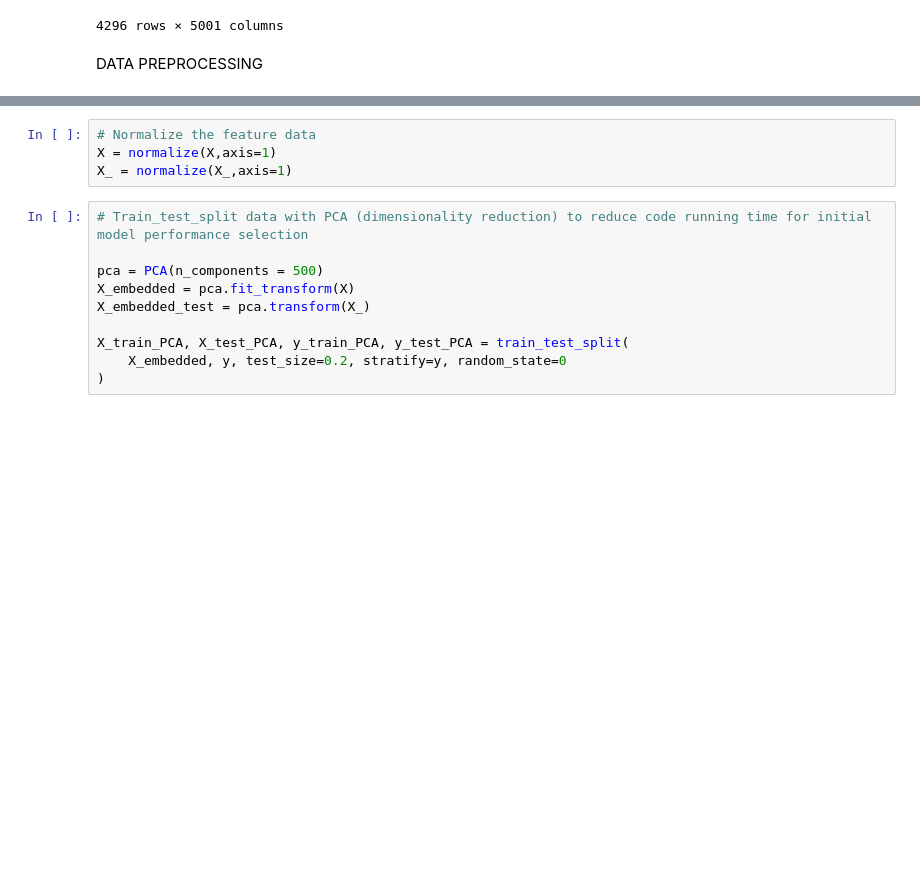
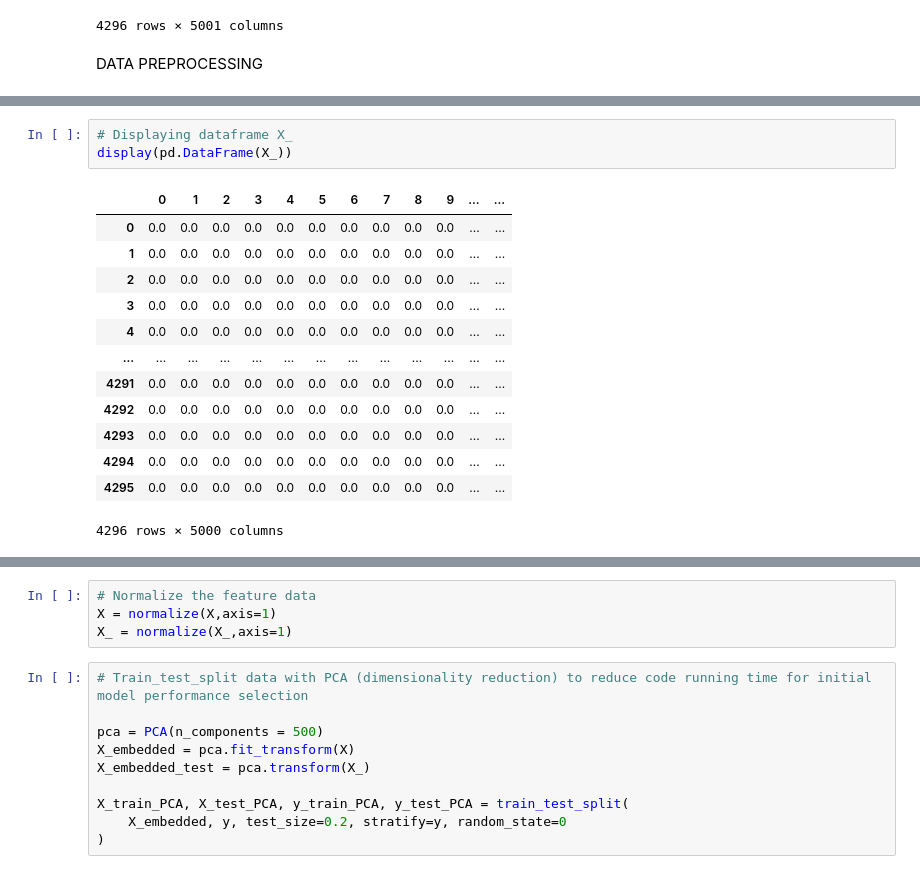
Before and after one commit to xl-Mu/50.007-Imagine-Losing-Project, a Jupyter notebook: Project.ipynb, the cells around one changed output, grey strips where cells are left out. Cells and saved outputs as stored; diff of their text form; blank space fills up the shorter version.

```diff
--- a/Project.ipynb
+++ b/Project.ipynb
@@ -97,0 +117,17 @@ display(pd.DataFrame(X))
+# %%
+# Displaying dataframe X_
+display(pd.DataFrame(X_))
+# %% [output]
+|  | 0 | 1 | 2 | 3 | 4 | 5 | 6 | 7 | 8 | 9 | ... | ... |
+| 0 | 0.0 | 0.0 | 0.0 | 0.0 | 0.0 | 0.0 | 0.0 | 0.0 | 0.0 | 0.0 | ... | ... |
+| 1 | 0.0 | 0.0 | 0.0 | 0.0 | 0.0 | 0.0 | 0.0 | 0.0 | 0.0 | 0.0 | ... | ... |
+| 2 | 0.0 | 0.0 | 0.0 | 0.0 | 0.0 | 0.0 | 0.0 | 0.0 | 0.0 | 0.0 | ... | ... |
+| 3 | 0.0 | 0.0 | 0.0 | 0.0 | 0.0 | 0.0 | 0.0 | 0.0 | 0.0 | 0.0 | ... | ... |
+| 4 | 0.0 | 0.0 | 0.0 | 0.0 | 0.0 | 0.0 | 0.0 | 0.0 | 0.0 | 0.0 | ... | ... |
+| ... | ... | ... | ... | ... | ... | ... | ... | ... | ... | ... | ... | ... |
+| 4291 | 0.0 | 0.0 | 0.0 | 0.0 | 0.0 | 0.0 | 0.0 | 0.0 | 0.0 | 0.0 | ... | ... |
+| 4292 | 0.0 | 0.0 | 0.0 | 0.0 | 0.0 | 0.0 | 0.0 | 0.0 | 0.0 | 0.0 | ... | ... |
+| 4293 | 0.0 | 0.0 | 0.0 | 0.0 | 0.0 | 0.0 | 0.0 | 0.0 | 0.0 | 0.0 | ... | ... |
+| 4294 | 0.0 | 0.0 | 0.0 | 0.0 | 0.0 | 0.0 | 0.0 | 0.0 | 0.0 | 0.0 | ... | ... |
+| 4295 | 0.0 | 0.0 | 0.0 | 0.0 | 0.0 | 0.0 | 0.0 | 0.0 | 0.0 | 0.0 | ... | ... |
+4296 rows × 5000 columns
```
Also changed, not shown: parts of 54 cells of this notebook.
